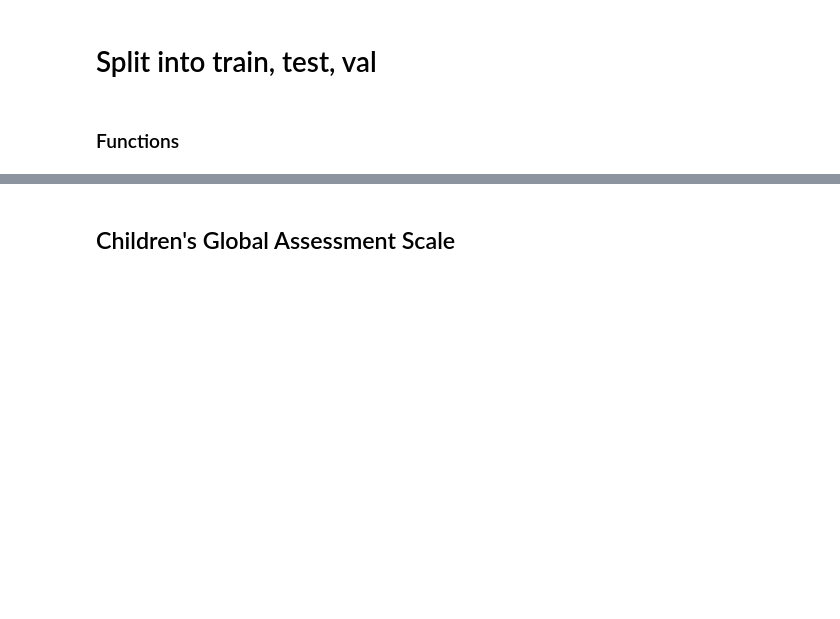
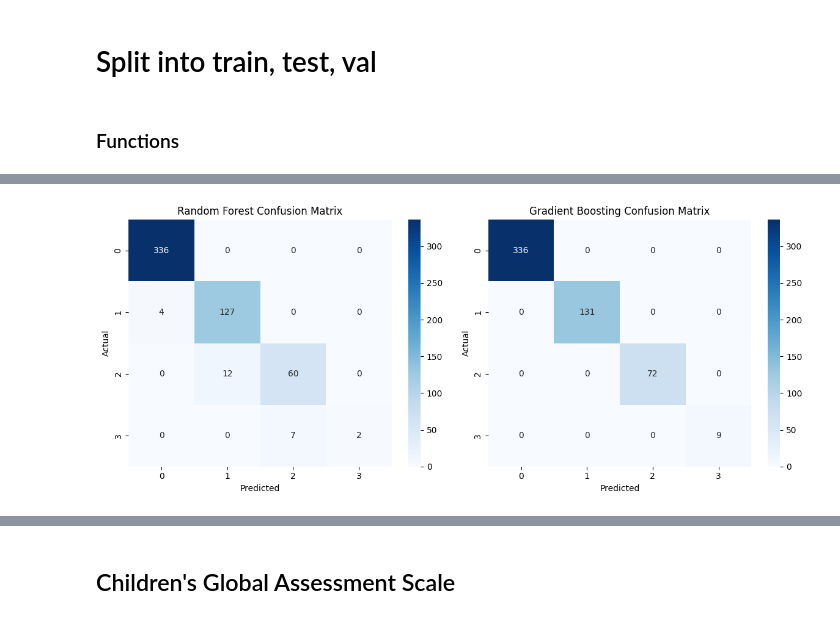
Before and after one commit to erica-landreth/datasci207_fa24_01_LMRSW, a Jupyter notebook: EDA/ALM_Models.ipynb, the cells around one changed output, grey strips where cells are left out. Drawn from its saved outputs; the diff is of its cells as text; code cells hidden in the pictures; blank space fills up the shorter version.

Commit message:
Updating EDA and models

```diff
--- a/EDA/ALM_Models.ipynb
+++ b/EDA/ALM_Models.ipynb
@@ -229,0 +425,89 @@ def build_model(model = "multiclass", learning_rate = 0.01, X_train = X_train, y
+# %%
+from sklearn.impute import SimpleImputer
+from sklearn.pipeline import Pipeline
+from sklearn.ensemble import RandomForestClassifier, GradientBoostingClassifier
+from sklearn.model_selection import train_test_split
+from sklearn.preprocessing import OneHotEncoder
+from sklearn.compose import ColumnTransformer
+import pandas as pd
+
+# Split your data (assuming `X` and `y` are already defined)
+X_train, X_test, y_train, y_test = train_test_split(X, y, test_size=0.2, random_state=42)
+
+# Define categorical and numerical columns
+categorical_features = X_train.select_dtypes(include=['object']).columns
+numerical_features = X_train.select_dtypes(include=['int64', 'float64']).columns
+
+# Imputer for missing values in categorical and numerical columns
+categorical_imputer = SimpleImputer(strategy='most_frequent')
+numerical_imputer = SimpleImputer(strategy='mean')
+
+# One-hot encoder for categorical features
+one_hot_encoder = OneHotEncoder(handle_unknown='ignore')
+
+# Preprocessor for imputing and encoding categorical columns and imputing numerical columns
+preprocessor = ColumnTransformer(
+    transformers=[
+        ('num', numerical_imputer, numerical_features),
+        ('cat', Pipeline([
+            ('impute', categorical_imputer),
+            ('onehot', one_hot_encoder)
+        ]), categorical_features)
+    ],
+    remainder='passthrough'  # Pass through any other columns without changes
+)
+
+# RandomForestClassifier pipeline
+rf_pipeline = Pipeline(steps=[
+    ('preprocessor', preprocessor),
+    ('model', RandomForestClassifier(n_estimators=300, max_depth=30, min_samples_split=10, min_samples_leaf=1, random_state=42))
+])
+
+# GradientBoostingClassifier pipeline
+gb_pipeline = Pipeline(steps=[
+    ('preprocessor', preprocessor),
+    ('model', GradientBoostingClassifier(n_estimators=200, learning_rate=0.2, max_depth=3, subsample=0.8, random_state=42))
+])
+
+# Fit the models
+rf_pipeline.fit(X_train, y_train)
+gb_pipeline.fit(X_train, y_train)
+
+# Generate predictions
+rf_predictions = rf_pipeline.predict(X_test)
+gb_predictions = gb_pipeline.predict(X_test)
+
+# Confusion Matrices
+from sklearn.metrics import confusion_matrix, classification_report
+import seaborn as sns
+import matplotlib.pyplot as plt
+
+rf_conf_matrix = confusion_matrix(y_test, rf_predictions)
+gb_conf_matrix = confusion_matrix(y_test, gb_predictions)
+
+# Plotting the Confusion Matrices
+plt.figure(figsize=(12, 5))
+
+plt.subplot(1, 2, 1)
+sns.heatmap(rf_conf_matrix, annot=True, cmap='Blues', fmt='g')
+plt.title('Random Forest Confusion Matrix')
+plt.xlabel('Predicted')
+plt.ylabel('Actual')
+
+plt.subplot(1, 2, 2)
+sns.heatmap(gb_conf_matrix, annot=True, cmap='Blues', fmt='g')
+plt.title('Gradient Boosting Confusion Matrix')
+plt.xlabel('Predicted')
+plt.ylabel('Actual')
+
+plt.tight_layout()
+plt.show()
+
+# Classification Reports
+rf_report = classification_report(y_test, rf_predictions)
+gb_report = classification_report(y_test, gb_predictions)
+
+print("Random Forest Classification Report:\n", rf_report)
+print("Gradient Boosting Classification Report:\n", gb_report)
+# %% [output]
+[figure, added]
```
Also changed, not shown: parts of 94 cells of this notebook.
